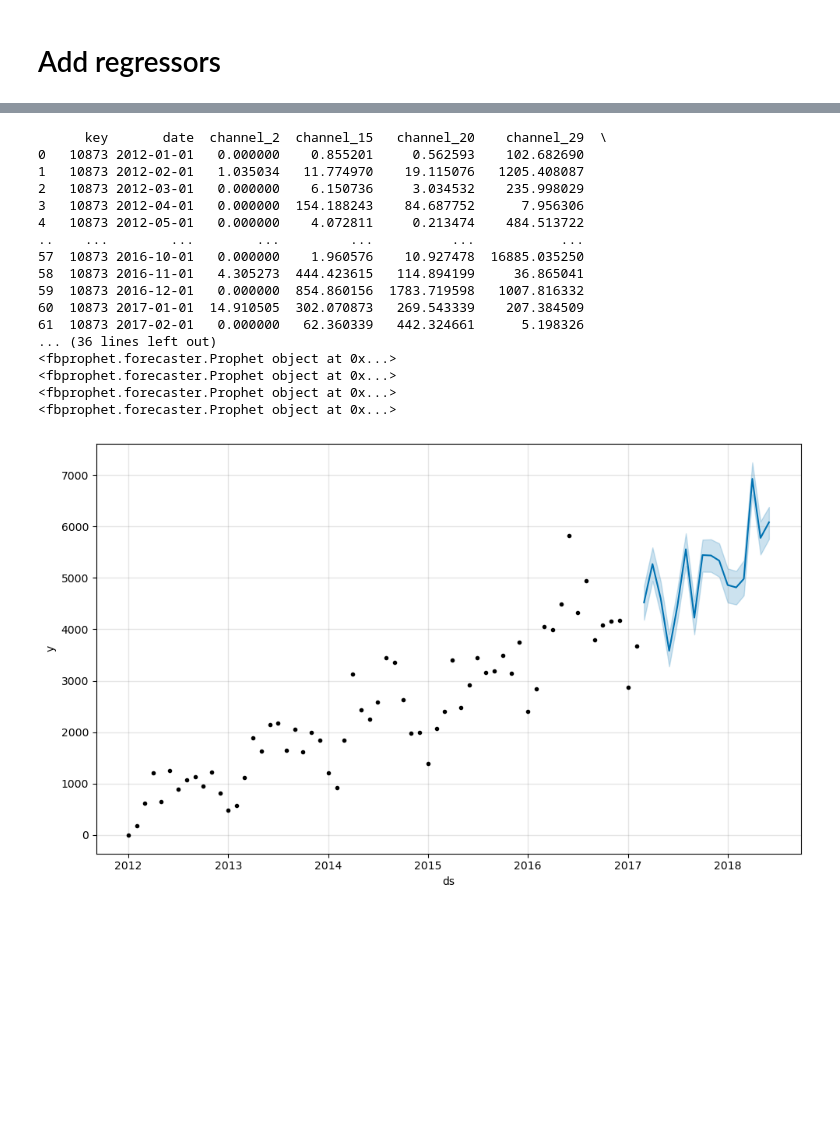
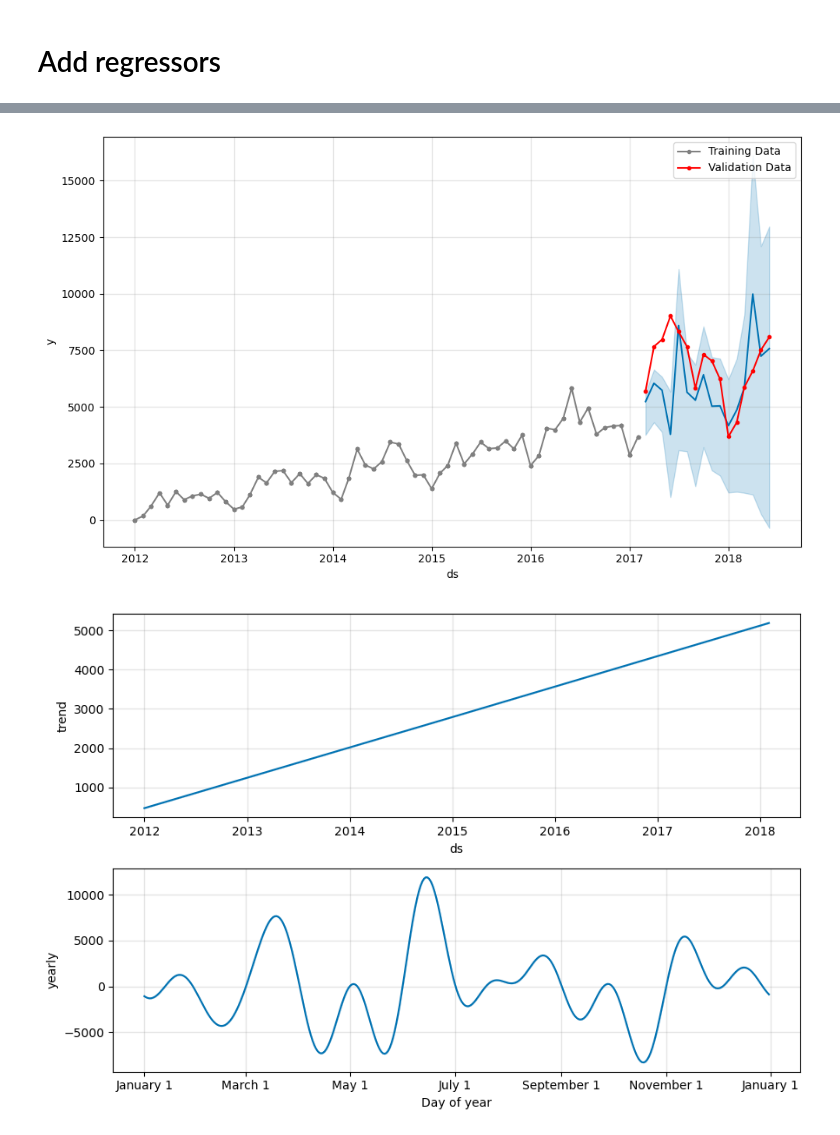
Before and after one commit to AnnaMrowca/DataScienceProject, a Jupyter notebook: ProphetForecastingProgram/ProphetForecatingProgram.ipynb, the cells around one changed output, grey strips where cells are left out. Drawn from its saved outputs; the diff is of its cells as text; code cells hidden in the pictures; blank space fills up the shorter version.

Commit message:
Adding regressors and experiments with arguments to adjust model

```diff
--- a/ProphetForecastingProgram/ProphetForecatingProgram.ipynb
+++ b/ProphetForecastingProgram/ProphetForecatingProgram.ipynb
@@ -178,14 +199,15 @@ Index(['key', 'date', 'channel_2', 'channel_15', 'channel_20', 'channel_29',
 # %%
 # Create a Prophet model object
-model_channels = Prophet()
-print(single_product_train) #minusy w danych przez ustawienie średniej. Co powinniśmy z nimi zrobić?
+model_channels = Prophet(weekly_seasonality=False, seasonality_mode='multiplicative', mcmc_samples=300)
 
 # Create a list of regressor column names
-regressor_cols = list(single_product_train.columns[2:-2])
+regressor_cols = [column for column in single_product_train.columns if 'channel' in column]
+
+# Add montlhy seasonality
+model_channels.add_seasonality(name='montlhy', period=1, fourier_order=2)
 
 for channel in regressor_cols:
     model_channels.add_regressor(channel)
-    print(model_channels)
 
 # Fit the model to the data, here we add selected channel
 model_channels.fit(single_product_train)
@@ -196,32 +218,17 @@ forecast_channels = model_channels.predict(single_product_validation)
 
 # Plot forecast
 fig= model_channels.plot(forecast_channels)
+ax = fig.axes
+ax[0].plot(single_product_train['date'], single_product_train['y'], marker='.', color='grey', label='Training Data')
+ax[0].plot(single_product_validation['date'], single_product_validation['y'], marker='.', color='red', label='Validation Data' )
+# for channel in regressor_cols:
+#     ax[0].plot(single_product['date'], single_product[channel], marker='.', color='green', label=f'Data for {channel}' )
+plt.legend()
 
-ax[0].plot(single_product_train['date'], single_product_train['y'], marker='.', color='grey')
-ax[0].plot(single_product_validation['date'], single_product_validation['y'], marker='.', color='red')
-for channel in regressor_cols:
-    ax[0].plot(single_product['date'], single_product[channel], marker='.', color='green')
+fig = m.plot_components(forecast)
 
 #Saving plot
-# plt.savefig(f'Prophet_{single_product}_{channel}_{date.today()}.png', dpi=100)
-
-
-# Add regressor:channel_17
-# model_channels.add_regressor('channel_15')
-
-# # Fit the model to the data, here we add selected channel
-# model_channels.fit(single_product_train)
-
-# # Make predictions
-# forecast_channels = model_channels.predict(single_product_validation)
-
-# # Plot forecast
-# fig= model_channels.plot(forecast_channels)
-
-# ax = fig.axes
-# ax[0].plot(single_product_train['date'], single_product_train['y'], marker='.', color='grey')
-# ax[0].plot(single_product_validation['date'], single_product_validation['y'], marker='.', color='red')
-# ax[0].plot(single_product['date'], single_product['channel_15'], marker='.', color='green')
+plt.savefig(f'Prophet_{product_number}_{date.today()}.png', dpi=100)
 
 #TO DO:
 #Dodaję metodę do odrzzucania channeli, które w 80% lub więcej mają NaNy DONE
@@ -233,18 +245,2 @@ INFO:fbprophet:Disabling daily seasonality. Run prophet with daily_seasonality=T
-      key       date  channel_2  channel_15   channel_20    channel_29  \
-0   10873 2012-01-01   0.000000    0.855201     0.562593    102.682690
-1   10873 2012-02-01   1.035034   11.774970    19.115076   1205.408087
-2   10873 2012-03-01   0.000000    6.150736     3.034532    235.998029
-3   10873 2012-04-01   0.000000  154.188243    84.687752      7.956306
-4   10873 2012-05-01   0.000000    4.072811     0.213474    484.513722
-..    ...        ...        ...         ...          ...           ...
-57  10873 2016-10-01   0.000000    1.960576    10.927478  16885.035250
-58  10873 2016-11-01   4.305273  444.423615   114.894199     36.865041
-59  10873 2016-12-01   0.000000  854.860156  1783.719598   1007.816332
-60  10873 2017-01-01  14.910505  302.070873   269.543339    207.384509
-61  10873 2017-02-01   0.000000   62.360339   442.324661      5.198326
-... (36 lines left out)
-<fbprophet.forecaster.Prophet object at 0x...>
-<fbprophet.forecaster.Prophet object at 0x...>
-<fbprophet.forecaster.Prophet object at 0x...>
-<fbprophet.forecaster.Prophet object at 0x...>
-[figure, old version]
+[figure, new version]
+[figure, added]
```
Also changed, not shown: parts of 7 cells of this notebook, 1 other file.
